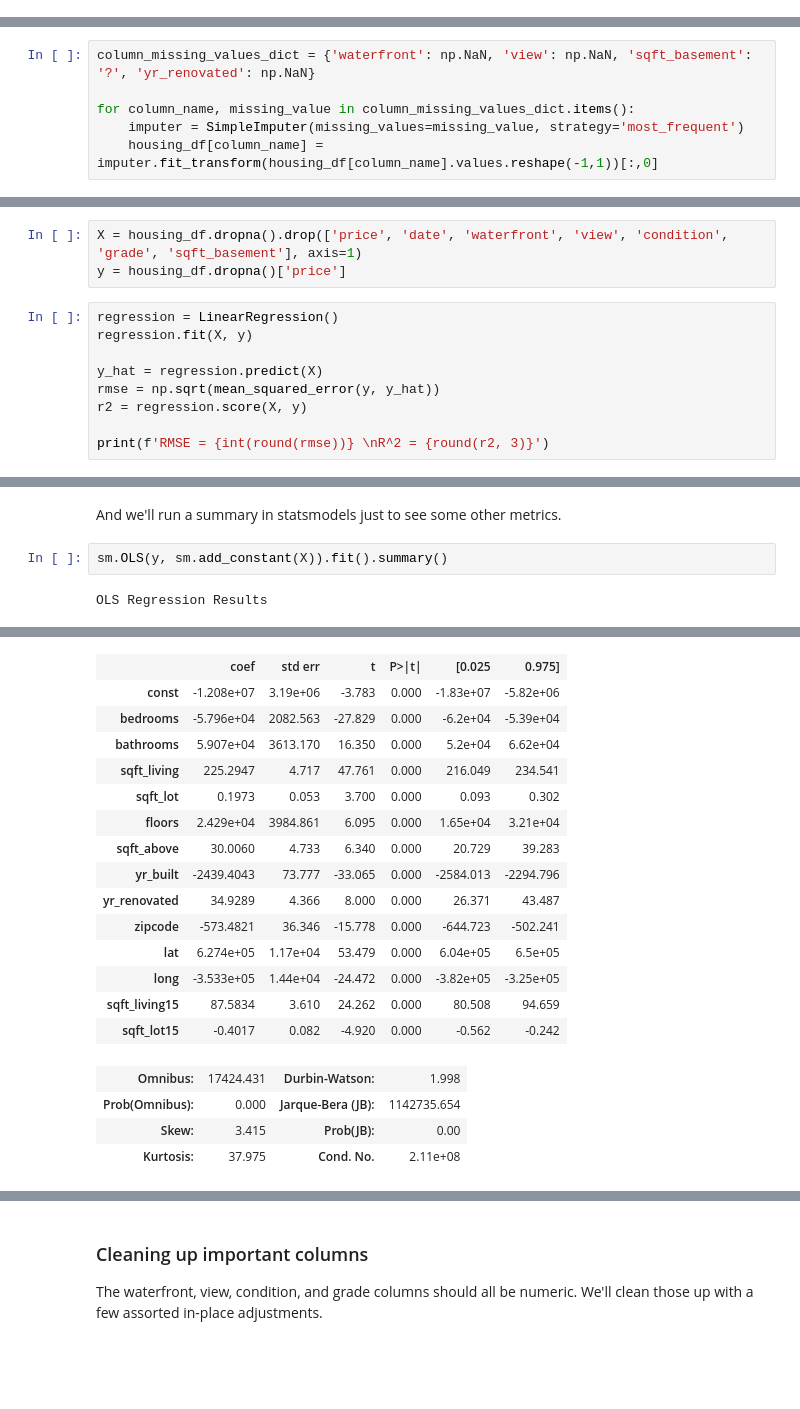
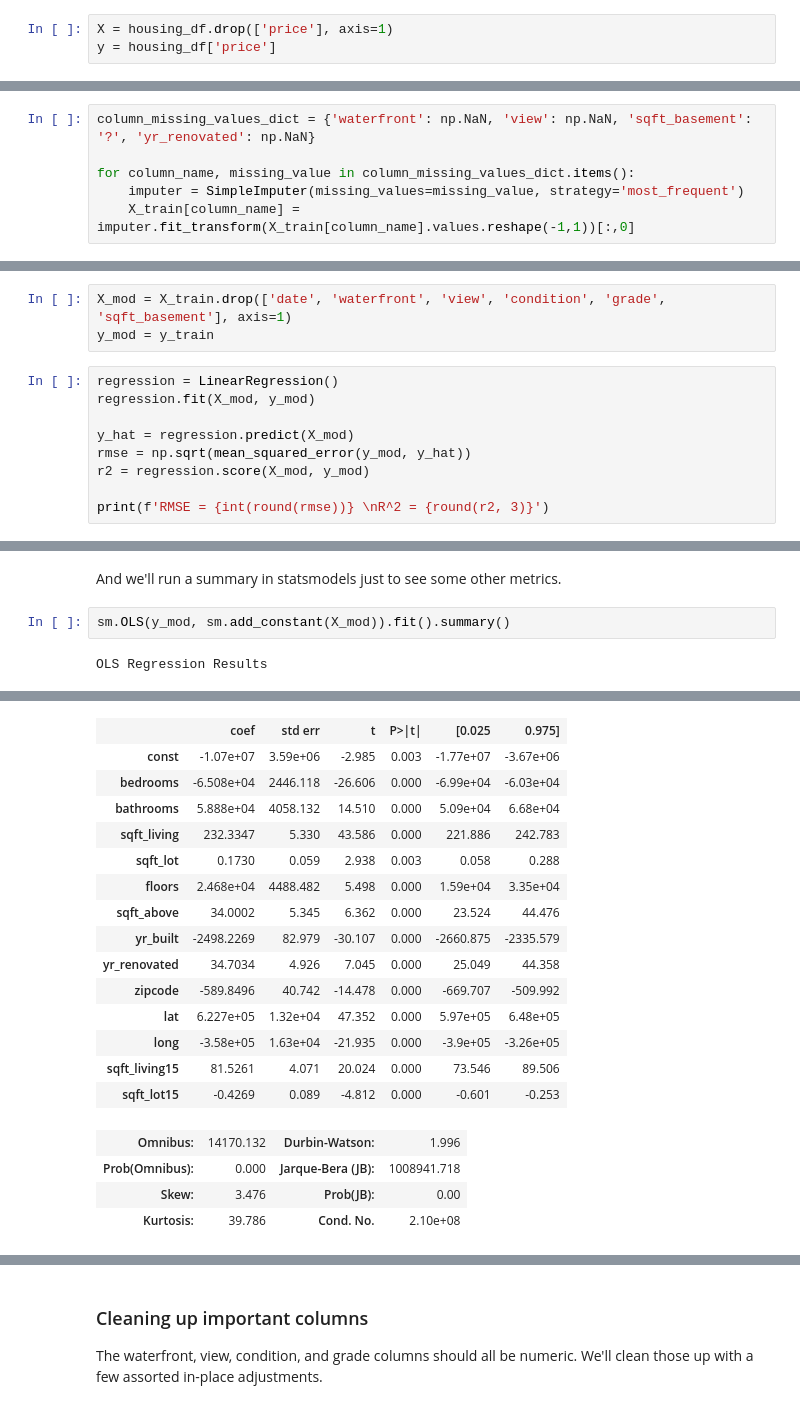
Before and after one commit to UpGoerFive/King-County-Project, a Jupyter notebook: matt.ipynb, the cells around one changed output, grey strips where cells are left out. Saved outputs shown, nothing was run; the diff lists cells and outputs as text; blank space fills up the shorter version.

```diff
--- a/matt.ipynb
+++ b/matt.ipynb
@@ -60,0 +70,3 @@ sns.pairplot(housing_df);
+# %%
+X = housing_df.drop(['price'], axis=1)
+y = housing_df['price']
@@ -87,4 +108,4 @@ column_missing_values_dict = {'waterfront': np.NaN, 'view': np.NaN, 'sqft_baseme
 
 for column_name, missing_value in column_missing_values_dict.items():
     imputer = SimpleImputer(missing_values=missing_value, strategy='most_frequent')
-    housing_df[column_name] = imputer.fit_transform(housing_df[column_name].values.reshape(-1,1))[:,0]
+    X_train[column_name] = imputer.fit_transform(X_train[column_name].values.reshape(-1,1))[:,0]
@@ -115,15 +155,15 @@ memory usage: 3.5+ MB
 
 Now we'll fit a basic multiple linear regression to the data, dropping any columns that we have yet to convert to numerical data.
 # %%
-X = housing_df.dropna().drop(['price', 'date', 'waterfront', 'view', 'condition', 'grade', 'sqft_basement'], axis=1)
-y = housing_df.dropna()['price']
+X_mod = X_train.drop(['date', 'waterfront', 'view', 'condition', 'grade', 'sqft_basement'], axis=1)
+y_mod = y_train
 # %%
 regression = LinearRegression()
-regression.fit(X, y)
+regression.fit(X_mod, y_mod)
 
-y_hat = regression.predict(X)
-rmse = np.sqrt(mean_squared_error(y, y_hat))
-r2 = regression.score(X, y)
+y_hat = regression.predict(X_mod)
+rmse = np.sqrt(mean_squared_error(y_mod, y_hat))
+r2 = regression.score(X_mod, y_mod)
 
 print(f'RMSE = {int(round(rmse))} \nR^2 = {round(r2, 3)}')
 # %% [output]
@@ -132,6 +172,6 @@ R^2 = 0.628
 # %% [markdown]
 And we'll run a summary in statsmodels just to see some other metrics.
 # %%
-sm.OLS(y, sm.add_constant(X)).fit().summary()
+sm.OLS(y_mod, sm.add_constant(X_mod)).fit().summary()
 # %% [output]
 OLS Regression Results
@@ -145,23 +185,23 @@ OLS Regression Results
 | Df Model: | 13 |  |  |
 | Covariance Type: | nonrobust |  |  |
 |  | coef | std err | t | P>|t| | [0.025 | 0.975] |
-| const | -1.208e+07 | 3.19e+06 | -3.783 | 0.000 | -1.83e+07 | -5.82e+06 |
-| bedrooms | -5.796e+04 | 2082.563 | -27.829 | 0.000 | -6.2e+04 | -5.39e+04 |
-| bathrooms | 5.907e+04 | 3613.170 | 16.350 | 0.000 | 5.2e+04 | 6.62e+04 |
-| sqft_living | 225.2947 | 4.717 | 47.761 | 0.000 | 216.049 | 234.541 |
-| sqft_lot | 0.1973 | 0.053 | 3.700 | 0.000 | 0.093 | 0.302 |
-| floors | 2.429e+04 | 3984.861 | 6.095 | 0.000 | 1.65e+04 | 3.21e+04 |
-| sqft_above | 30.0060 | 4.733 | 6.340 | 0.000 | 20.729 | 39.283 |
-| yr_built | -2439.4043 | 73.777 | -33.065 | 0.000 | -2584.013 | -2294.796 |
-| yr_renovated | 34.9289 | 4.366 | 8.000 | 0.000 | 26.371 | 43.487 |
-| zipcode | -573.4821 | 36.346 | -15.778 | 0.000 | -644.723 | -502.241 |
-| lat | 6.274e+05 | 1.17e+04 | 53.479 | 0.000 | 6.04e+05 | 6.5e+05 |
-| long | -3.533e+05 | 1.44e+04 | -24.472 | 0.000 | -3.82e+05 | -3.25e+05 |
-| sqft_living15 | 87.5834 | 3.610 | 24.262 | 0.000 | 80.508 | 94.659 |
-| sqft_lot15 | -0.4017 | 0.082 | -4.920 | 0.000 | -0.562 | -0.242 |
+| const | -1.07e+07 | 3.59e+06 | -2.985 | 0.003 | -1.77e+07 | -3.67e+06 |
+| bedrooms | -6.508e+04 | 2446.118 | -26.606 | 0.000 | -6.99e+04 | -6.03e+04 |
+| bathrooms | 5.888e+04 | 4058.132 | 14.510 | 0.000 | 5.09e+04 | 6.68e+04 |
+| sqft_living | 232.3347 | 5.330 | 43.586 | 0.000 | 221.886 | 242.783 |
+| sqft_lot | 0.1730 | 0.059 | 2.938 | 0.003 | 0.058 | 0.288 |
+| floors | 2.468e+04 | 4488.482 | 5.498 | 0.000 | 1.59e+04 | 3.35e+04 |
+| sqft_above | 34.0002 | 5.345 | 6.362 | 0.000 | 23.524 | 44.476 |
+| yr_built | -2498.2269 | 82.979 | -30.107 | 0.000 | -2660.875 | -2335.579 |
+| yr_renovated | 34.7034 | 4.926 | 7.045 | 0.000 | 25.049 | 44.358 |
+| zipcode | -589.8496 | 40.742 | -14.478 | 0.000 | -669.707 | -509.992 |
+| lat | 6.227e+05 | 1.32e+04 | 47.352 | 0.000 | 5.97e+05 | 6.48e+05 |
+| long | -3.58e+05 | 1.63e+04 | -21.935 | 0.000 | -3.9e+05 | -3.26e+05 |
+| sqft_living15 | 81.5261 | 4.071 | 20.024 | 0.000 | 73.546 | 89.506 |
+| sqft_lot15 | -0.4269 | 0.089 | -4.812 | 0.000 | -0.601 | -0.253 |
-| Omnibus: | 17424.431 | Durbin-Watson: | 1.998 |
-| Prob(Omnibus): | 0.000 | Jarque-Bera (JB): | 1142735.654 |
-| Skew: | 3.415 | Prob(JB): | 0.00 |
-| Kurtosis: | 37.975 | Cond. No. | 2.11e+08 |
+| Omnibus: | 14170.132 | Durbin-Watson: | 1.996 |
+| Prob(Omnibus): | 0.000 | Jarque-Bera (JB): | 1008941.718 |
+| Skew: | 3.476 | Prob(JB): | 0.00 |
+| Kurtosis: | 39.786 | Cond. No. | 2.10e+08 |
 Notes:
 [1] Standard Errors assume that the covariance matrix of the errors is correctly specified.
```
Also changed, not shown: parts of 45 cells of this notebook.
